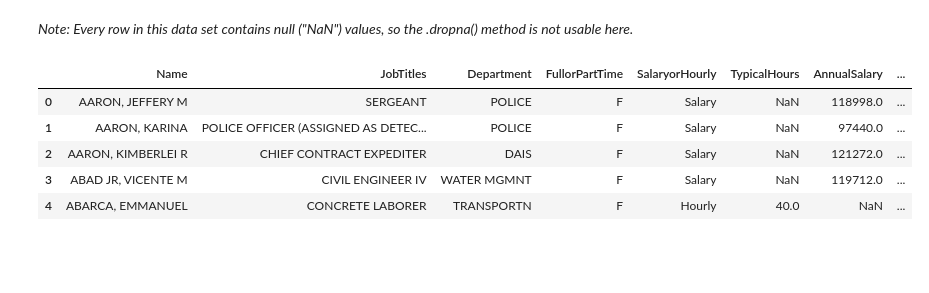
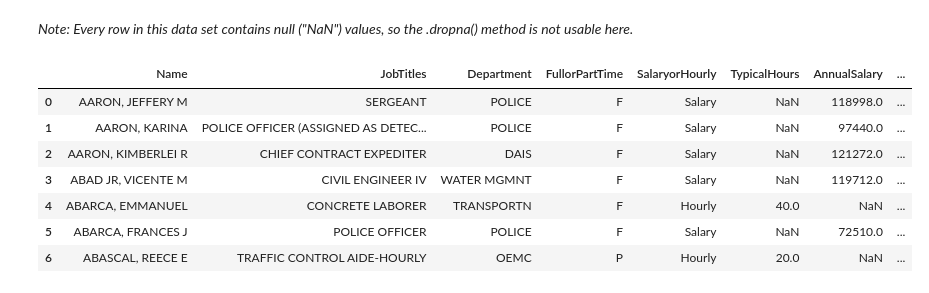
Before and after one commit to milan-rajababoo/Chicago-Employee-Information, a Jupyter notebook: BDI_475_Case_Study_First_Draft.ipynb, the cells around one changed output. Saved outputs shown, nothing was run; the diff lists cells and outputs as text; code cells hidden in the pictures; blank space fills up the shorter version.

```diff
--- a/BDI_475_Case_Study_First_Draft.ipynb
+++ b/BDI_475_Case_Study_First_Draft.ipynb
@@ -24,13 +24,16 @@ df.columns = df.columns.str.replace(' ', '')
 df.columns = df.columns.str.replace('-', '')
 # %% [markdown]
 _Note: Every row in this data set contains null ("NaN") values, so the .dropna() method is not usable here._
-# %%
-df.head()
-# %% [output]
-|  | Name | JobTitles | Department | FullorPartTime | SalaryorHourly | TypicalHours | AnnualSalary | ... |
-| 0 | AARON, JEFFERY M | SERGEANT | POLICE | F | Salary | NaN | 118998.0 | ... |
-| 1 | AARON, KARINA | POLICE OFFICER (ASSIGNED AS DETEC... | POLICE | F | Salary | NaN | 97440.0 | ... |
-| 2 | AARON, KIMBERLEI R | CHIEF CONTRACT EXPEDITER | DAIS | F | Salary | NaN | 121272.0 | ... |
-| 3 | ABAD JR, VICENTE M | CIVIL ENGINEER IV | WATER MGMNT | F | Salary | NaN | 119712.0 | ... |
-| 4 | ABARCA, EMMANUEL | CONCRETE LABORER | TRANSPORTN | F | Hourly | 40.0 | NaN | ... |
+# %%
+# Displaying the first seven rows to get a sense of how this data is composed.
+df.head(7)
+# %% [output]
+|  | Name | JobTitles | Department | FullorPartTime | SalaryorHourly | TypicalHours | AnnualSalary | ... |
+| 0 | AARON, JEFFERY M | SERGEANT | POLICE | F | Salary | NaN | 118998.0 | ... |
+| 1 | AARON, KARINA | POLICE OFFICER (ASSIGNED AS DETEC... | POLICE | F | Salary | NaN | 97440.0 | ... |
+| 2 | AARON, KIMBERLEI R | CHIEF CONTRACT EXPEDITER | DAIS | F | Salary | NaN | 121272.0 | ... |
+| 3 | ABAD JR, VICENTE M | CIVIL ENGINEER IV | WATER MGMNT | F | Salary | NaN | 119712.0 | ... |
+| 4 | ABARCA, EMMANUEL | CONCRETE LABORER | TRANSPORTN | F | Hourly | 40.0 | NaN | ... |
+| 5 | ABARCA, FRANCES J | POLICE OFFICER | POLICE | F | Salary | NaN | 72510.0 | ... |
+| 6 | ABASCAL, REECE E | TRAFFIC CONTROL AIDE-HOURLY | OEMC | P | Hourly | 20.0 | NaN | ... |
 # %%
```
Also changed, not shown: parts of 9 cells of this notebook.
